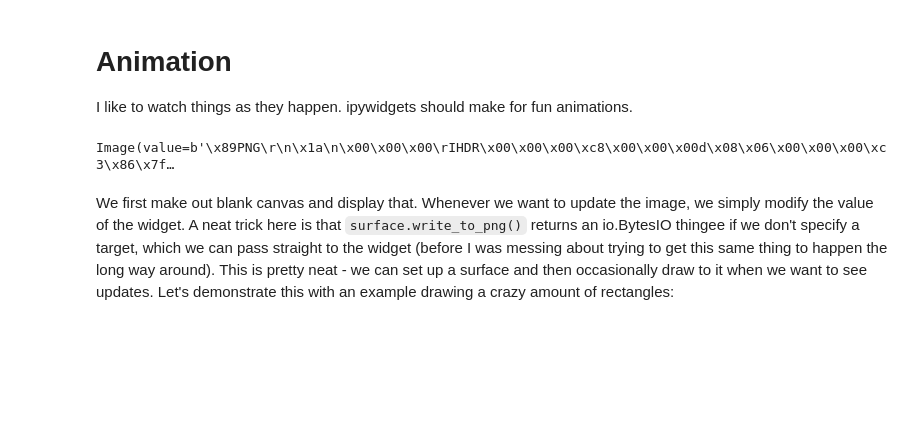
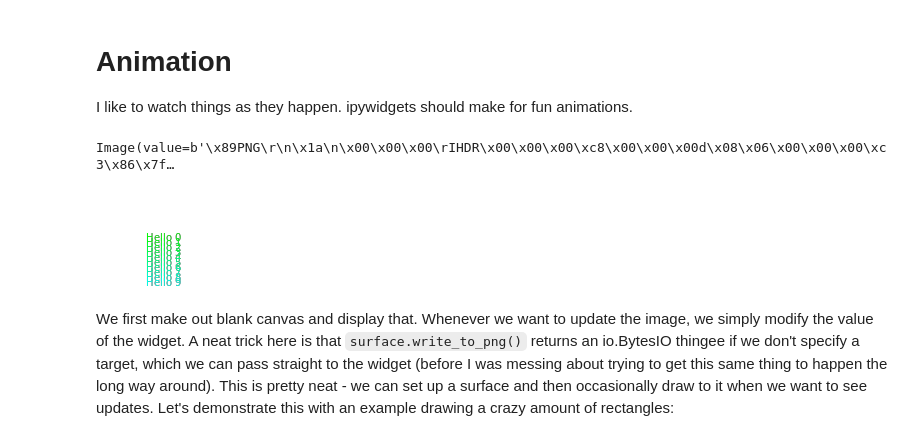
Before and after one commit to johnowhitaker/days_of_code, a Jupyter notebook: 01_Cairo_Hello.ipynb, the cells around one changed output. Drawn from its saved outputs; the diff is of its cells as text; code cells hidden in the pictures; blank space fills up the shorter version.

```diff
--- a/01_Cairo_Hello.ipynb
+++ b/01_Cairo_Hello.ipynb
@@ -77,6 +77,7 @@ def surface_to_PIL(surface):
     return PIL.Image.fromarray(surface_to_npy(surface))
 
 def display_surface(surface):
+    clear_output()
     display(surface_to_PIL(surface))
 # %%
 display_surface(surface)
@@ -105,11 +106,15 @@ Image(value=b'\x89PNG\r\n\x1a\n\x00\x00\x00\rIHDR\x00\x00\x00\xc8\x00\x00\x00d\x
 # %%
 import time
 for i in range(10):
     context.set_source_rgb(0, 1, i/10)  # green
     context.move_to(50, 50+i*5)
     context.show_text(f'Hello {i}')
     imw.value = surface.write_to_png()
     time.sleep(0.1)
+
+display_surface(surface) # Display the final surface so that it shows in the html docs
+# %% [output]
+[figure, added]
 # %% [markdown]
 We first make out blank canvas and display that. Whenever we want to update the image, we simply modify the value of the widget. A neat trick here is that `surface.write_to_png()` returns an io.BytesIO thingee if we don't specify a target, which we can pass straight to the widget (before I was messing about trying to get this same thing to happen the long way around). This is pretty neat - we can set up a surface and then occasionally draw to it when we want to see updates. Let's demonstrate this with an example drawing a crazy amount of rectangles:
 # %%
```
Also changed, not shown: parts of 4 cells of this notebook, 8 other files.
